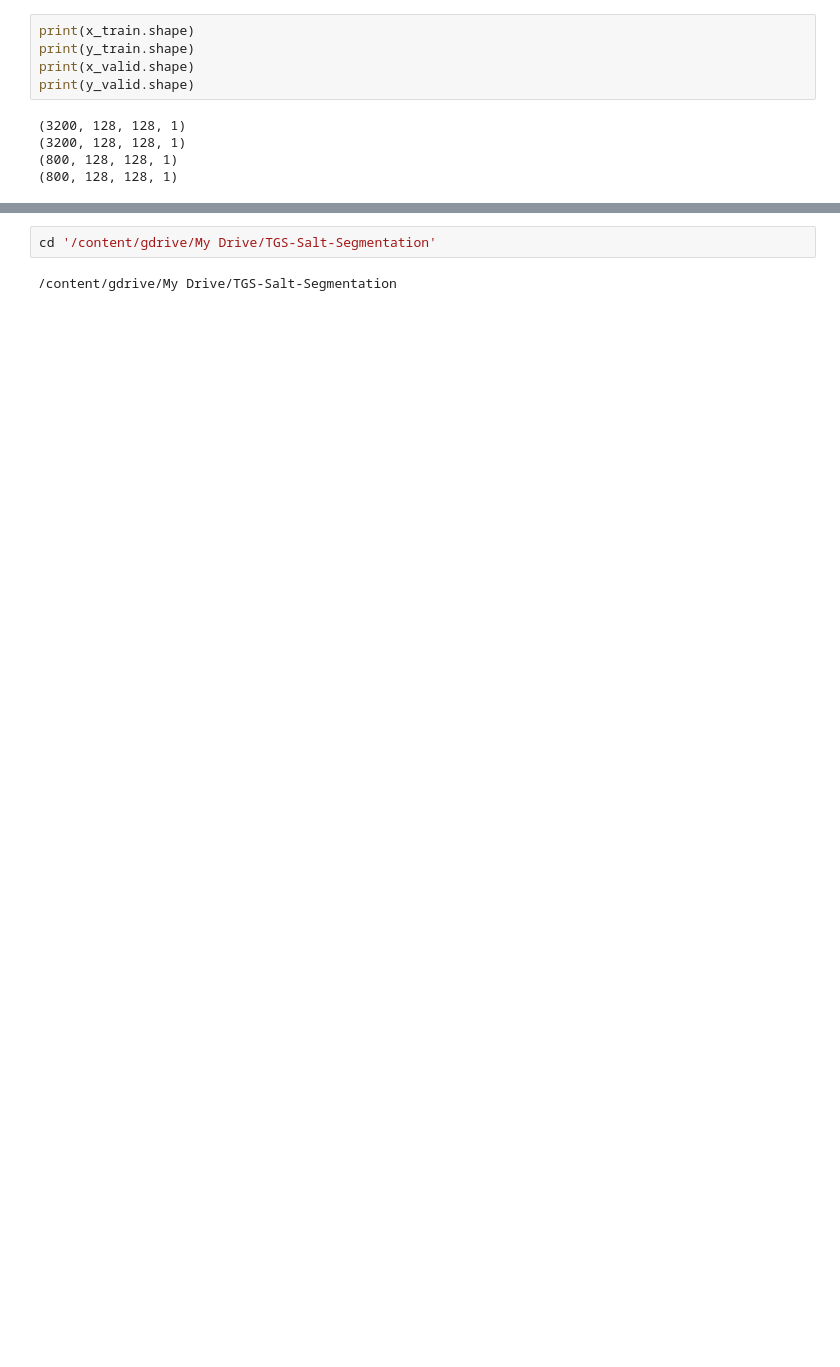
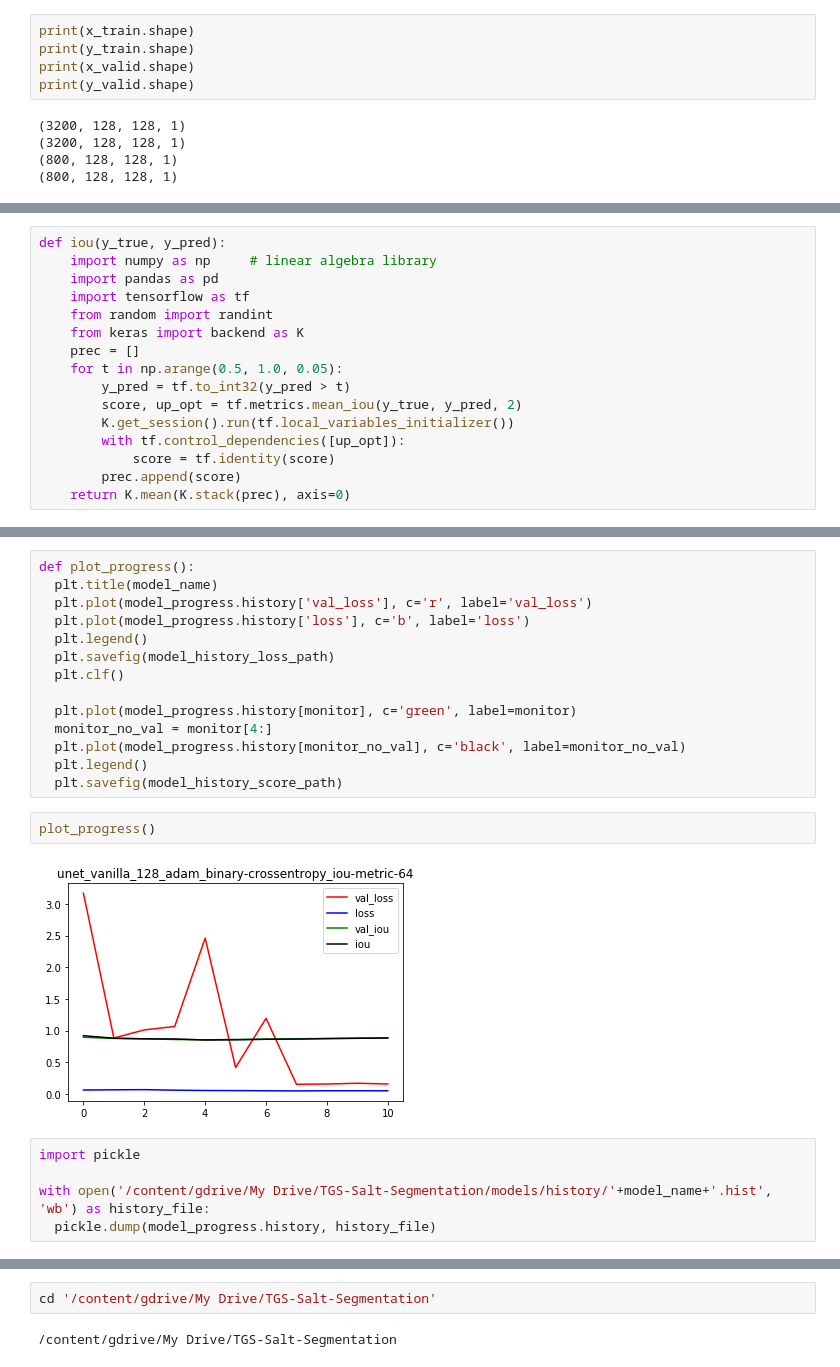
Before and after one commit to robertColt/TGS-Salt-Segmentation, a Jupyter notebook: scripts/model_train.ipynb, the cells around one changed output, grey strips where cells are left out. Saved outputs shown, nothing was run; the diff lists cells and outputs as text; blank space fills up the shorter version.

Commit message:
added updated train model script

```diff
--- a/scripts/model_train.ipynb
+++ b/scripts/model_train.ipynb
@@ -147,0 +130,16 @@ OSError: ignored
+# %%
+def iou(y_true, y_pred):
+    import numpy as np     # linear algebra library
+    import pandas as pd
+    import tensorflow as tf
+    from random import randint
+    from keras import backend as K
+    prec = []
+    for t in np.arange(0.5, 1.0, 0.05):
+        y_pred = tf.to_int32(y_pred > t)
+        score, up_opt = tf.metrics.mean_iou(y_true, y_pred, 2)
+        K.get_session().run(tf.local_variables_initializer())
+        with tf.control_dependencies([up_opt]):
+            score = tf.identity(score)
+        prec.append(score)
+    return K.mean(K.stack(prec), axis=0)
@@ -148,3 +229,26 @@ OSError: ignored
+# %%
+def plot_progress():
+  plt.title(model_name)
+  plt.plot(model_progress.history['val_loss'], c='r', label='val_loss')
+  plt.plot(model_progress.history['loss'], c='b', label='loss')
+  plt.legend()
+  plt.savefig(model_history_loss_path)
+  plt.clf()
+
+  plt.plot(model_progress.history[monitor], c='green', label=monitor)
+  monitor_no_val = monitor[4:]
+  plt.plot(model_progress.history[monitor_no_val], c='black', label=monitor_no_val)
+  plt.legend()
+  plt.savefig(model_history_score_path)
+# %%
+plot_progress()
+# %% [output]
+[figure, added]
+# %%
+import pickle
+
+with open('/content/gdrive/My Drive/TGS-Salt-Segmentation/models/history/'+model_name+'.hist', 'wb') as history_file:
+  pickle.dump(model_progress.history, history_file)
 # %%
 !pwd
 # %% [output]
```
Also changed, not shown: parts of 24 cells of this notebook, 4 other files.
